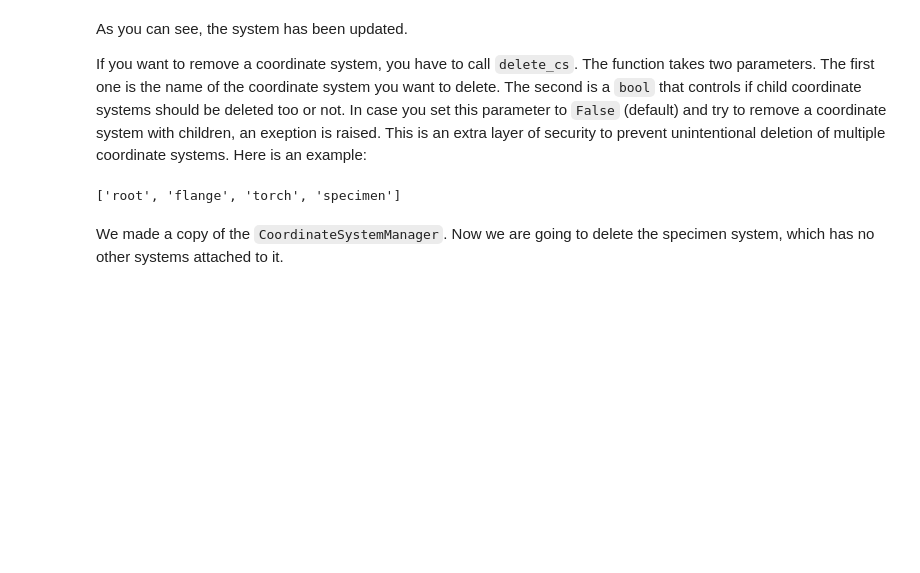
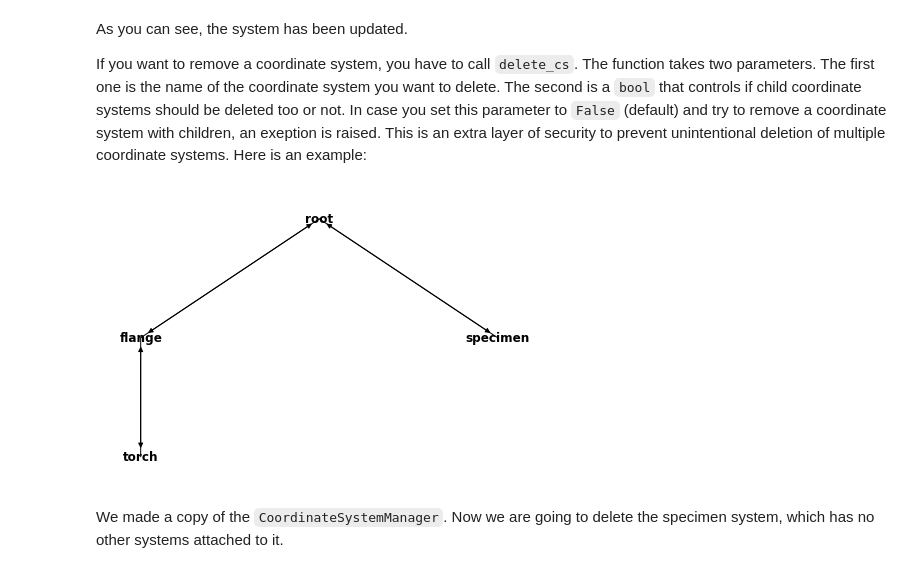
Before and after one commit to BAMWelDX/weldx, a Jupyter notebook: tutorials/transformations_02_coordinate_system_manager.ipynb, the cells around one changed output. Saved outputs shown, nothing was run; the diff lists cells and outputs as text; code cells hidden in the pictures; blank space fills up the shorter version.

Commit message:
Add graph plots to csm tutorial

```diff
--- a/tutorials/transformations_02_coordinate_system_manager.ipynb
+++ b/tutorials/transformations_02_coordinate_system_manager.ipynb
@@ -116,9 +116,9 @@ As you can see, the system has been updated.
 If you want to remove a coordinate system, you have to call `delete_cs`. The function takes two parameters. The first one is the name of the coordinate system you want to delete. The second is a `bool` that controls if child coordinate systems should be deleted too or not. In case you set this parameter to `False` (default) and try to remove a coordinate system with children, an exeption is raised. This is an extra layer of security to prevent unintentional deletion of multiple coordinate systems. Here is an example:
 # %%
 csm_copy = deepcopy(csm)
-csm_copy.get_coordinate_system_names()
+csm_copy.plot()
 # %% [output]
-['root', 'flange', 'torch', 'specimen']
+[figure, added]
 # %% [markdown]
 We made a copy of the `CoordinateSystemManager`. Now we are going to delete the specimen system, which has no other systems attached to it.
 # %%
```
Also changed, not shown: parts of 9 cells of this notebook.
